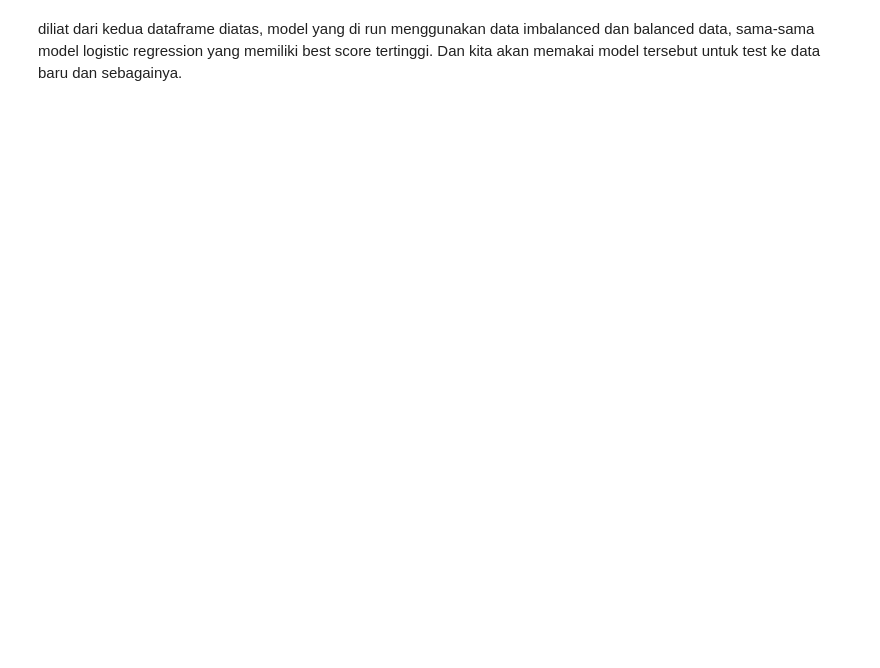
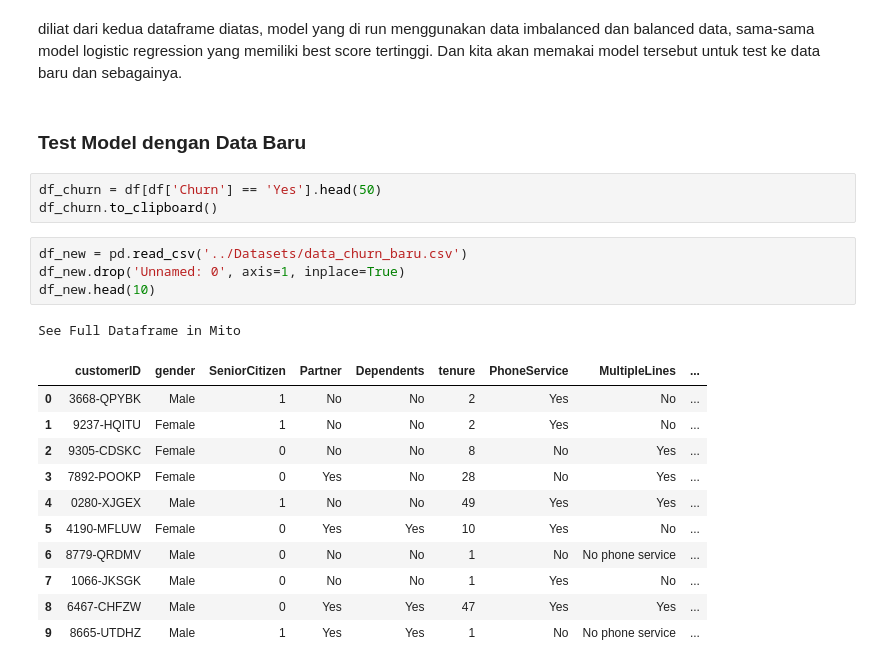
Before and after one commit to AgungYogaSetiawan/Predict-Churn-Customer, a Jupyter notebook: Predict Customer Churn.ipynb, the cells around one changed output. Cells and saved outputs as stored; diff of their text form; blank space fills up the shorter version.

Commit message:
add new data to test in model

```diff
--- a/Predict Customer Churn.ipynb
+++ b/Predict Customer Churn.ipynb
@@ -1397,3 +1397,25 @@ See Full Dataframe in Mito
 | 6 | GaussianNB | 0.755238 | {'priors': None} |
 # %% [markdown]
 diliat dari kedua dataframe diatas, model yang di run menggunakan data imbalanced dan balanced data, sama-sama model logistic regression yang memiliki best score tertinggi. Dan kita akan memakai model tersebut untuk test ke data baru dan sebagainya.
+# %% [markdown]
+### Test Model dengan Data Baru
+# %%
+df_churn = df[df['Churn'] == 'Yes'].head(50)
+df_churn.to_clipboard()
+# %%
+df_new = pd.read_csv('../Datasets/data_churn_baru.csv')
+df_new.drop('Unnamed: 0', axis=1, inplace=True)
+df_new.head(10)
+# %% [output]
+See Full Dataframe in Mito
+|  | customerID | gender | SeniorCitizen | Partner | Dependents | tenure | PhoneService | MultipleLines | ... |
+| 0 | 3668-QPYBK | Male | 1 | No | No | 2 | Yes | No | ... |
+| 1 | 9237-HQITU | Female | 1 | No | No | 2 | Yes | No | ... |
+| 2 | 9305-CDSKC | Female | 0 | No | No | 8 | No | Yes | ... |
+| 3 | 7892-POOKP | Female | 0 | Yes | No | 28 | No | Yes | ... |
+| 4 | 0280-XJGEX | Male | 1 | No | No | 49 | Yes | Yes | ... |
+| 5 | 4190-MFLUW | Female | 0 | Yes | Yes | 10 | Yes | No | ... |
+| 6 | 8779-QRDMV | Male | 0 | No | No | 1 | No | No phone service | ... |
+| 7 | 1066-JKSGK | Male | 0 | No | No | 1 | Yes | No | ... |
+| 8 | 6467-CHFZW | Male | 0 | Yes | Yes | 47 | Yes | Yes | ... |
+| 9 | 8665-UTDHZ | Male | 1 | Yes | Yes | 1 | No | No phone service | ... |
```
Also changed, not shown: parts of 19 cells of this notebook.
